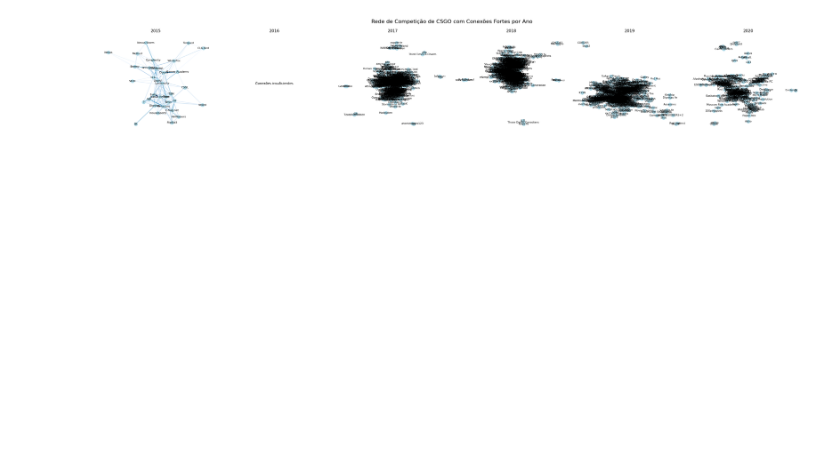
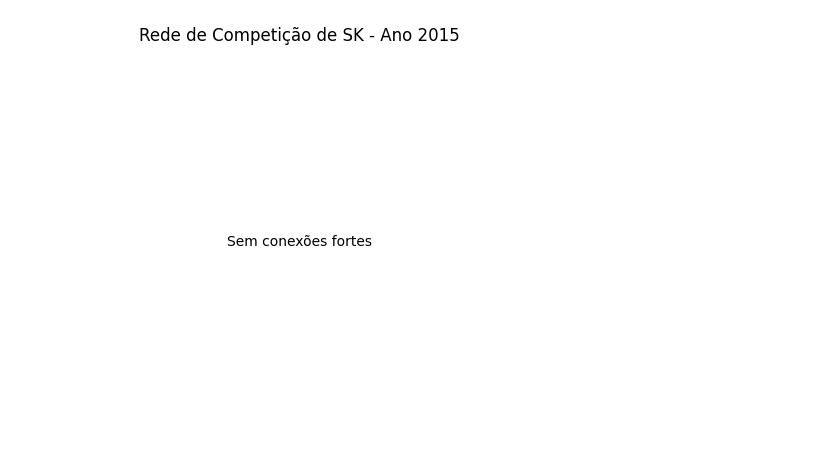
Before and after one commit to peudias/teoria-dos-grafos-csgo, a Jupyter notebook: src/main.ipynb, the cells around one changed output. Drawn from its saved outputs; the diff is of its cells as text; code cells hidden in the pictures; blank space fills up the shorter version.

```diff
--- a/src/main.ipynb
+++ b/src/main.ipynb
@@ -253,71 +2,74 @@ plt.show()
 import pandas as pd
 import networkx as nx
 import matplotlib.pyplot as plt
+import matplotlib.colors as mcolors
 
-# Carregar dados do CSV
+team_to_analyze = 'SK'  # Nome da equipe
 df = pd.read_csv('../db/results.csv')
 
-# Convertendo as colunas de resultado para inteiros e datas para datetime
+# Conversões necessárias
 df['result_1'] = pd.to_numeric(df['result_1'], errors='coerce')
 df['result_2'] = pd.to_numeric(df['result_2'], errors='coerce')
 df['date'] = pd.to_datetime(df['date'])
 df['year'] = df['date'].dt.year
 
-# Limiar para considerar uma conexão significativa
-minRivalry = 20
+# Filtragem por equipe
+df_filtered = df[(df['team_1'] == team_to_analyze) | (df['team_2'] == team_to_analyze)]
 
-# Agrupar os dados por ano
-grouped = df.groupby('year')
+minRivalry = 1  # Limiar de rivalidade
 
-# Criar um grafo para cada ano
+# Agrupamento por ano e construção do grafo
 graphs_by_year = {}
-for year, group in grouped:
+for year, group in df_filtered.groupby('year'):
     G = nx.Graph()
     for index, row in group.iterrows():
+        # Cálculo do peso
         score_diff = abs(row['result_1'] - row['result_2'])
         weight = 1 if score_diff == 0 else 1 / score_diff
-
         if row['map_winner'] == '1':
             weight += 1
         elif row['map_winner'] == '2':
             weight += 1
 
-        if G.has_edge(row['team_1'], row['team_2']):
-            G.edges[row['team_1'], row['team_2']]['weight'] += weight
+        opponent = row['team_2'] if row['team_1'] == team_to_analyze else row['team_1']
+        if G.has_edge(team_to_analyze, opponent):
+            G.edges[team_to_analyze, opponent]['weight'] += weight
         else:
-            G.add_edge(row['team_1'], row['team_2'], weight=weight)
-    graphs_by_year[year] = G
+            G.add_edge(team_to_analyze, opponent, weight=weight)
 
-# Configuração da visualização
-num_years = len(graphs_by_year)
-fig, axes = plt.subplots(nrows=1, ncols=num_years, figsize=(num_years * 5, 5))
-if num_years == 1:
-    axes = [axes]
+    # Filtragem por minRivalry
+    H = nx.Graph([(u, v, d) for u, v, d in G.edges(data=True) if d['weight'] > minRivalry])
+    graphs_by_year[year] = H
 
-fig.suptitle('Rede de Competição de CSGO com Conexões Fortes por Ano', fontsize=16)
+# Gerar cores para cada equipe
+teams = set(df['team_1']).union(set(df['team_2']))
+colors = plt.cm.get_cmap('tab20', len(teams))
+team_colors = {team: colors(i) for i, team in enumerate(teams)}
 
-# Criar um gráfico para cada ano
-for ax, (year, G) in zip(axes, graphs_by_year.items()):
-    pos = nx.spring_layout(G, seed=42)
+# Verificar se há dados suficientes para criar subplots
+if not graphs_by_year:
+    print(f"Não foram encontradas partidas para a equipe {team_to_analyze} em nenhum ano.")
+else:
+    for year, H in graphs_by_year.items():
+        plt.figure(figsize=(5, 5))
+        pos = nx.spring_layout(H, seed=42)
+        if H.edges:
+            for u, v, d in H.edges(data=True):
+                nx.draw_networkx_edges(H, pos, edgelist=[(u, v)], width=2, edge_color='gray')
 
-    # Verificar se o grafo tem arestas e se os pesos são válidos
-    if G.edges and nx.get_edge_attributes(G, 'weight'):
-        edges, weights = zip(*nx.get_edge_attributes(G, 'weight').items())
+            for node in H.nodes():
+                nx.draw_networkx_nodes(H, pos, nodelist=[node], node_size=500, node_color=[team_colors[node]])
 
-        # Verificar se todos os pesos não são zero
-        if all(weight > 0 for weight in weights):
-            nx.draw_networkx_nodes(G, pos, ax=ax, node_size=100, node_color='lightblue')
-            nx.draw_networkx_edges(G, pos, ax=ax, edgelist=edges, edge_color=weights, width=2.0, edge_cmap=plt.cm.Blues)
-            nx.draw_networkx_labels(G, pos, ax=ax, font_size=8)
+            nx.draw_networkx_labels(H, pos, font_size=8)
+
+            edge_weights = nx.get_edge_attributes(H, 'weight')
+            formatted_edge_weights = {e: f"{w:.2f}" for e, w in edge_weights.items()}
+            nx.draw_networkx_edge_labels(H, pos, edge_labels=formatted_edge_weights, font_size=8)
         else:
-            ax.text(0.5, 0.5, 'Conexões insuficientes', horizontalalignment='center', verticalalignment='center', transform=ax.transAxes)
-    else:
-        ax.text(0.5, 0.5, 'Sem partidas neste ano', horizontalalignment='center', verticalalignment='center', transform=ax.transAxes)
+            plt.text(0.5, 0.5, 'Sem conexões fortes', horizontalalignment='center', verticalalignment='center')
 
-    ax.set_title(str(year))
-    ax.axis('off')
-
-plt.tight_layout()
-plt.show()
+        plt.title(f'Rede de Competição de {team_to_analyze} - Ano {year}', fontsize=12)
+        plt.axis('off')
+        plt.show()
 # %% [output]
-[figure, old version]
+[figure, new version]
```
Also changed, not shown: parts of 8 cells of this notebook, 2 other files.
